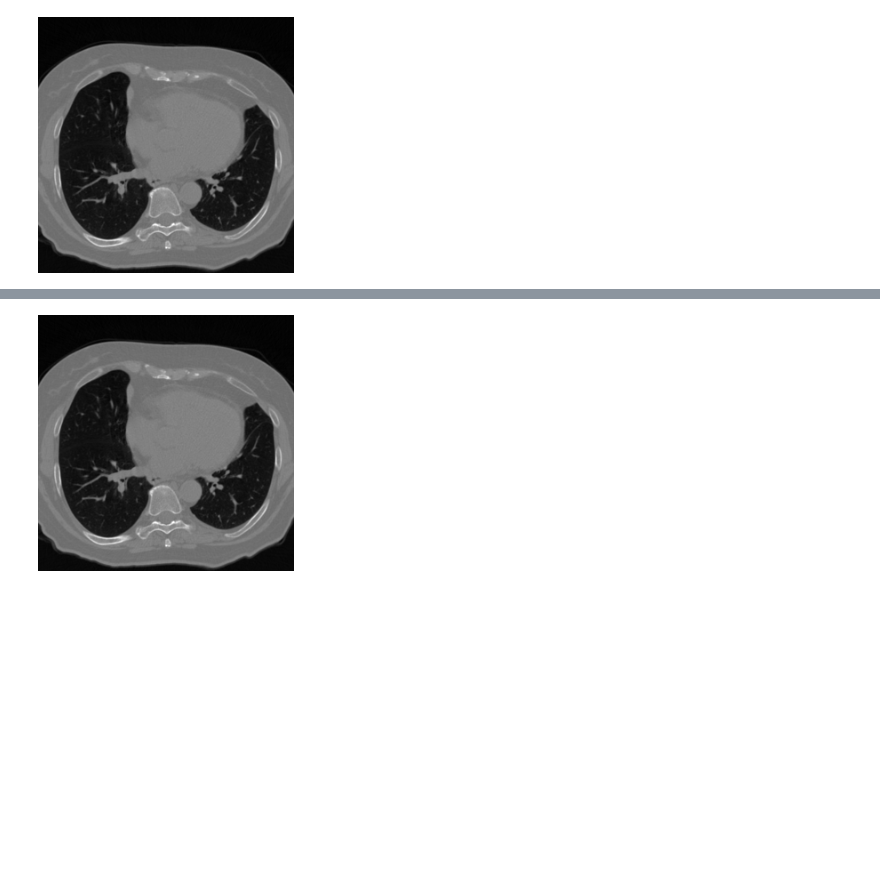
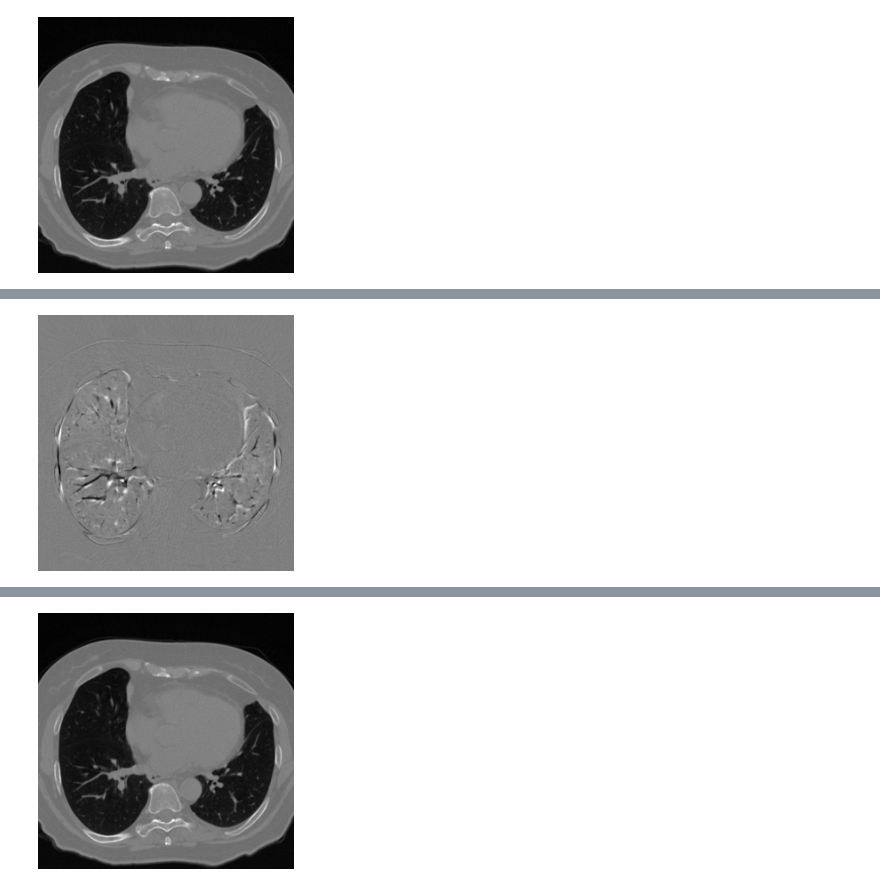
Before and after one commit to 501306162/Hatchery, a Jupyter notebook: notebooks/compare.ipynb, the cells around one changed output, grey strips where cells are left out. Cells and saved outputs as stored; diff of their text form; code cells hidden in the pictures; blank space fills up the shorter version.

```diff
--- a/notebooks/compare.ipynb
+++ b/notebooks/compare.ipynb
@@ -32,0 +43,4 @@ colorview(Gray, img32[:,:,60] |> x->x/maximum(x))
+# %%
+colorview(Gray, img64[:,:,60]-fixed[:,:,60] |> x->x-minimum(x) |> x->x/maximum(x))
+# %% [output]
+[figure, added]
```
Also changed, not shown: parts of 53 cells of this notebook, 3 other files.
